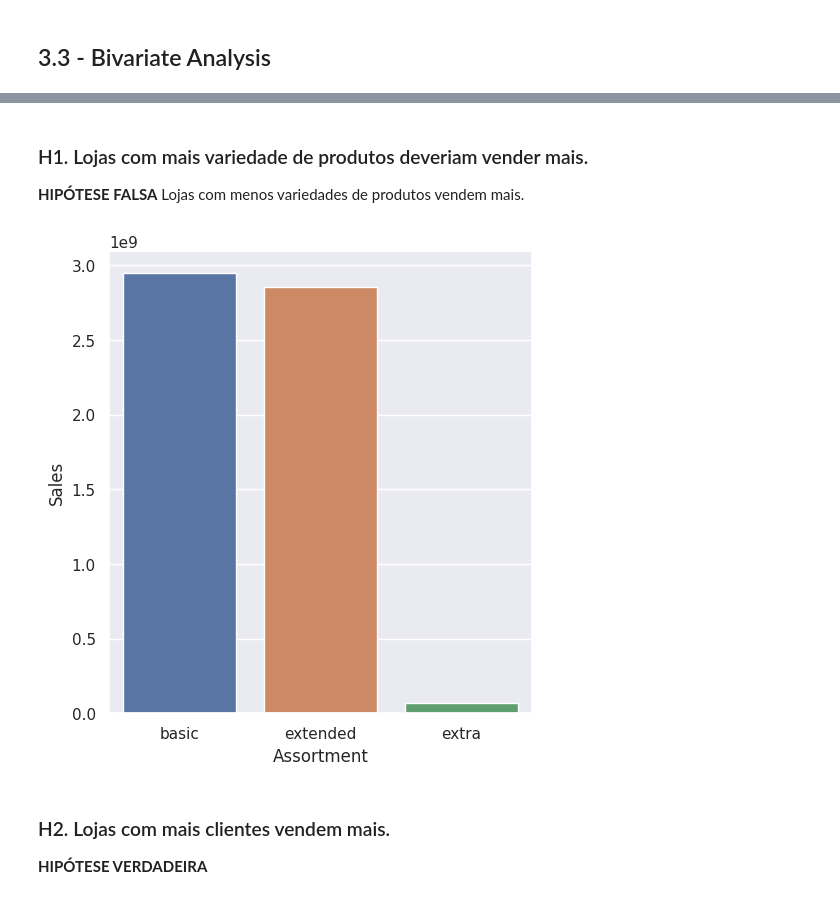
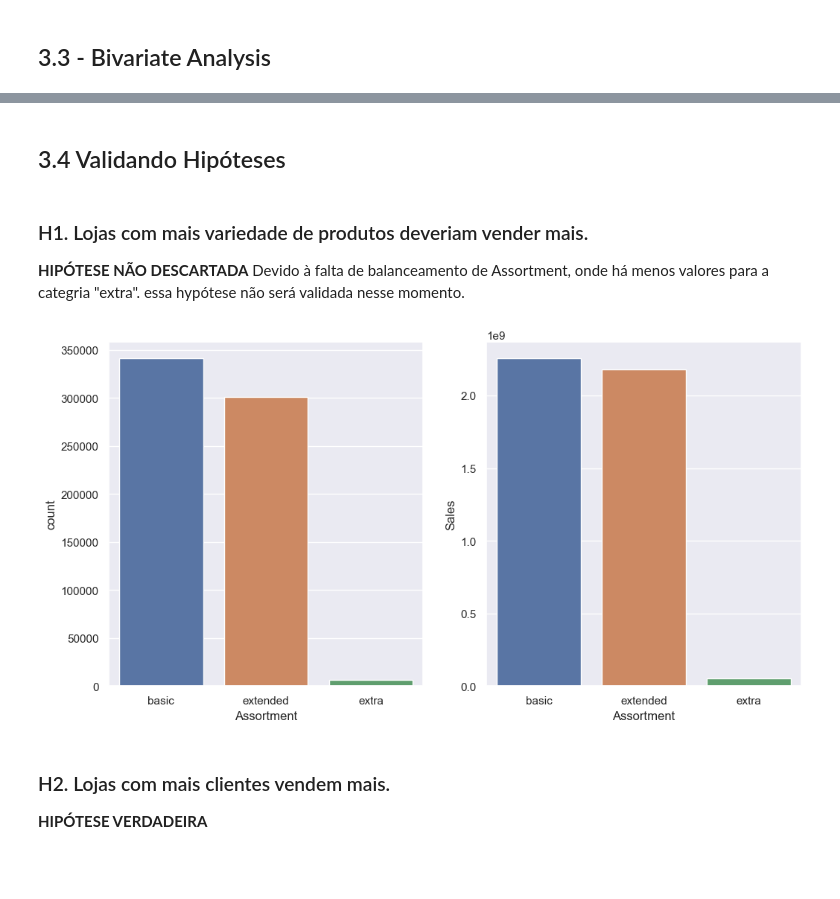
Before and after one commit to marcos-ale-fonseca/DataScienceEmProducao, a Jupyter notebook: rossmann_store_sales.ipynb, the cells around one changed output, grey strips where cells are left out. Drawn from its saved outputs; the diff is of its cells as text; code cells hidden in the pictures; blank space fills up the shorter version.

Commit message:
Projeto individual: Implementando Data Preparation

```diff
--- a/rossmann_store_sales.ipynb
+++ b/rossmann_store_sales.ipynb
@@ -326,10 +367,12 @@ show_nas(df2)
 # %% [markdown]
 ## 2.4 Create New Features
 # %%
-# # Date
+# Date
 df2['Year'] = df2.Date.dt.year
 df2['Month'] = df2.Date.dt.month
 df2['Day'] = df2.Date.dt.day
+df2['MonthYear'] = df2.Date.dt.strftime('%Y-%m')
+df2['YearWeek'] = df2.Date.dt.strftime( '%Y-%W' )
 df2['WeekOfYear'] = df2.Date.dt.isocalendar().week
 df2['DayOfYear'] = df2.Date.dt.day_of_year
 # %% [markdown]
@@ -426,0 +498,5 @@ df1.head()
+# %%
+df_train = df2[df2['Year'] < 2015]
+df_test = df2[df2['Year'] == 2015]
+df3 = df_train.copy()
+df3.head()
@@ -612,0 +840,18 @@ aux3 = df3[['Sales', 'StoreType']]
+# %%
+# 'StateHoliday'
+# 'StoreType'
+# 'Assortment'
+# 'PromoInterval'
+
+df3 = df3[(df3['StateHoliday'] != 'none') & (df3['PromoInterval'] != 'none')]
+
+plt.figure(figsize=(21, 6))
+
+plt.subplot(1, 3, 1)
+sns.countplot(data=df3, x='StoreType', hue='StateHoliday', order=['a', 'b', 'c', 'd'])
+
+plt.subplot(1, 3, 2)
+sns.countplot(data=df3, x='StoreType', hue='Assortment', order=['a', 'b', 'c', 'd'])
+
+plt.subplot(1, 3, 3)
+sns.countplot(data=df3, x='StoreType', hue='PromoInterval', order=['a', 'b', 'c', 'd'])
@@ -613,16 +1027,21 @@ aux3 = df3[['Sales', 'StoreType']]
+# %% [markdown]
+## 3.4 Validando Hipóteses
 # %% [markdown]
 ### H1. Lojas com mais variedade de produtos deveriam vender mais.
-**HIPÓTESE FALSA** </br>
-Lojas com menos variedades de produtos vendem mais.
+**HIPÓTESE NÃO DESCARTADA** </br>
+Devido à falta de balanceamento de Assortment, onde há menos valores para a categria "extra". essa hypótese não será validada nesse momento.
 # %%
-aux1 = df3[['Sales', 'Assortment']].groupby('Assortment').sum().reset_index()
+plt.figure(figsize=(12, 6))
 
-plt.figure(figsize=(12,6))
+aux1_sum = df3[['Sales', 'Assortment']].groupby('Assortment').sum().reset_index()
 
 plt.subplot(1, 2, 1)
-sns.barplot(data = aux1, x = 'Assortment', y = 'Sales');
+sns.countplot(data=df3, x='Assortment')
+
+plt.subplot(1, 2, 2)
+sns.barplot(data = aux1_sum, x = 'Assortment', y = 'Sales');
 # %% [output]
-[figure, old version]
+[figure, new version]
 # %% [markdown]
 ### H2. Lojas com mais clientes vendem mais.
 **HIPÓTESE VERDADEIRA**
```
Also changed, not shown: parts of 67 cells of this notebook.
